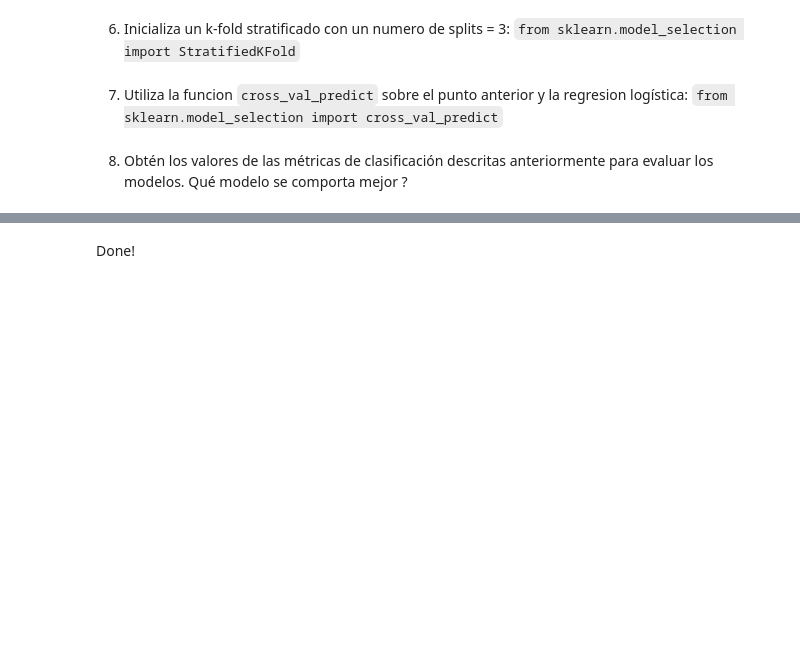
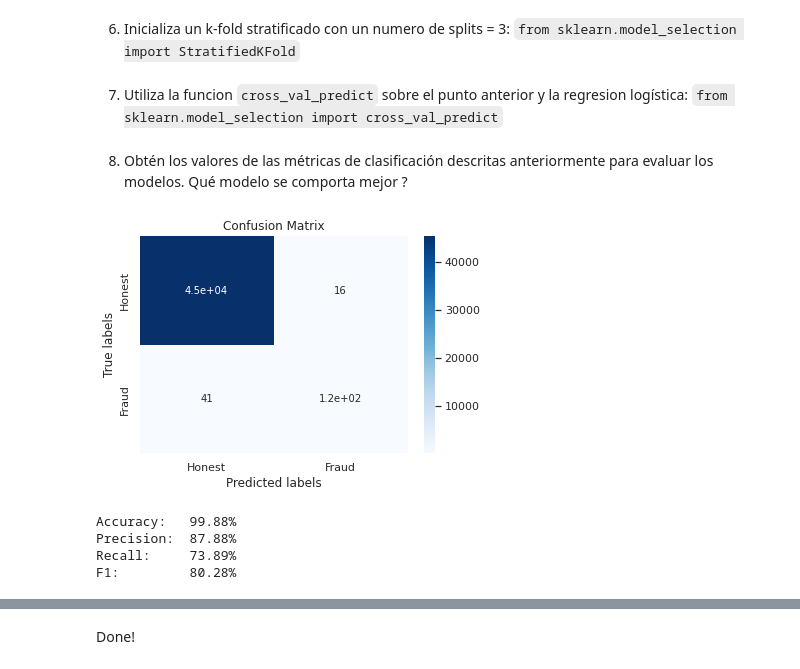
Before and after one commit to llublad/MUSI-AA, a Jupyter notebook: musi-aa-modulo1/W4/practica/3 - Metricas.ipynb, the cells around one changed output, grey strips where cells are left out. Cells and saved outputs as stored; diff of their text form; code cells hidden in the pictures; blank space fills up the shorter version.

```diff
--- a/musi-aa-modulo1/W4/practica/3 - Metricas.ipynb
+++ b/musi-aa-modulo1/W4/practica/3 - Metricas.ipynb
@@ -564,8 +564,7 @@ np.random.seed(22)
 X_train, X_test, y_train, y_test = train_test_split(
     df.drop(['Class'], axis = 1),
     df['Class'],
-    test_size=0.20,
-    stra)
+    test_size=0.20)
 
 print(y_train.mean(), y_test.mean())
 # %% [output]
@@ -575,7 +574,7 @@ print(y_train.mean(), y_test.mean())
 # %%
 from sklearn.linear_model import LogisticRegression
 
-lr = LogisticRegression(solver='liblinear')
+lr = LogisticRegression(penalty = 'l2', solver = 'liblinear')
 # %% [markdown]
 5. Inicializa un Random Forest con `n_estimators=30`
 # %%
@@ -599 +617,17 @@ y_pred = cross_val_predict(estimator=lr, X=X_train, y=y_train, cv=cv)
+# %%
+plot_confusion_matrix(cm, ['Honest', 'Fraud'])
+# %% [output]
+[figure, added]
+# %%
+from sklearn.metrics import accuracy_score, precision_score, recall_score, f1_score
+
+print(f"Accuracy:  {accuracy_score(y_train, y_pred): .2%}")
+print(f"Precision: {precision_score(y_train, y_pred): .2%}")
+print(f"Recall:    {recall_score(y_train, y_pred): .2%}")
+print(f"F1:        {f1_score(y_train, y_pred): .2%}")
+# %% [output]
+Accuracy:   99.88%
+Precision:  87.88%
+Recall:     73.89%
+F1:         80.28%
 # %%
```
Also changed, not shown: parts of 22 cells of this notebook.
